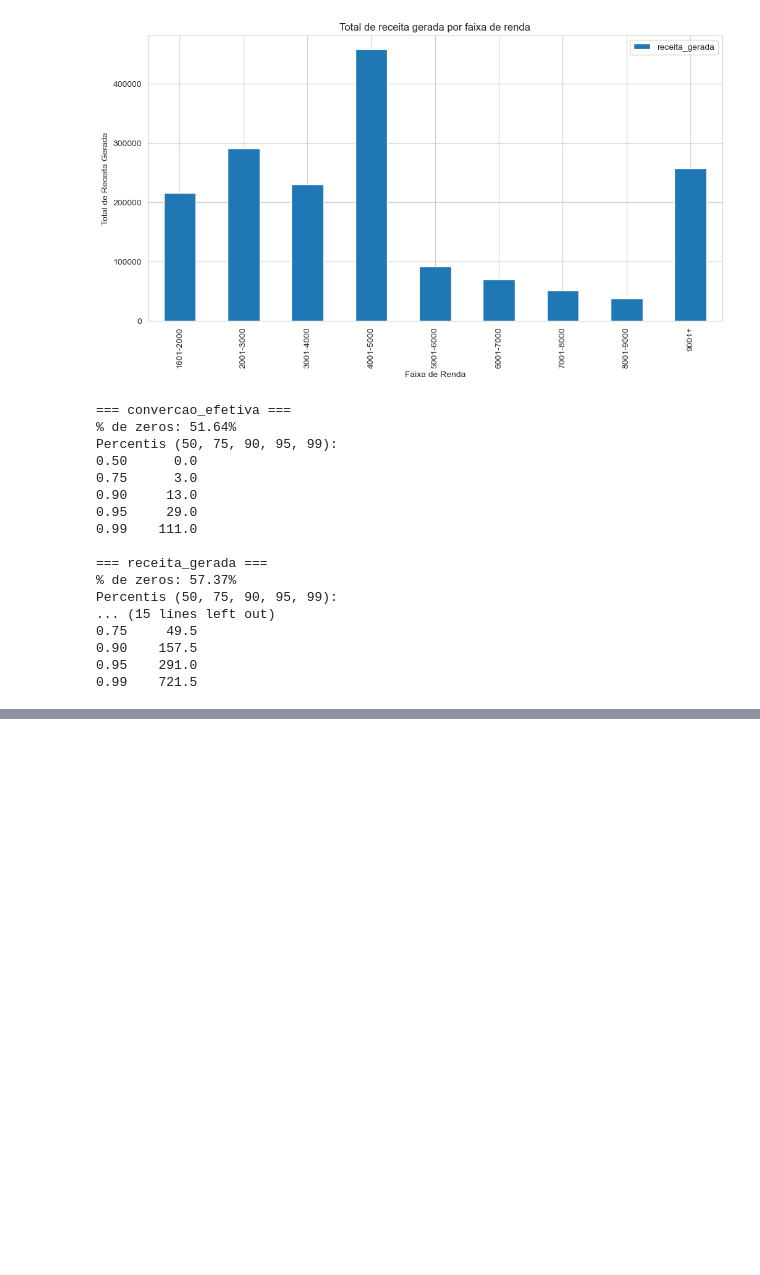
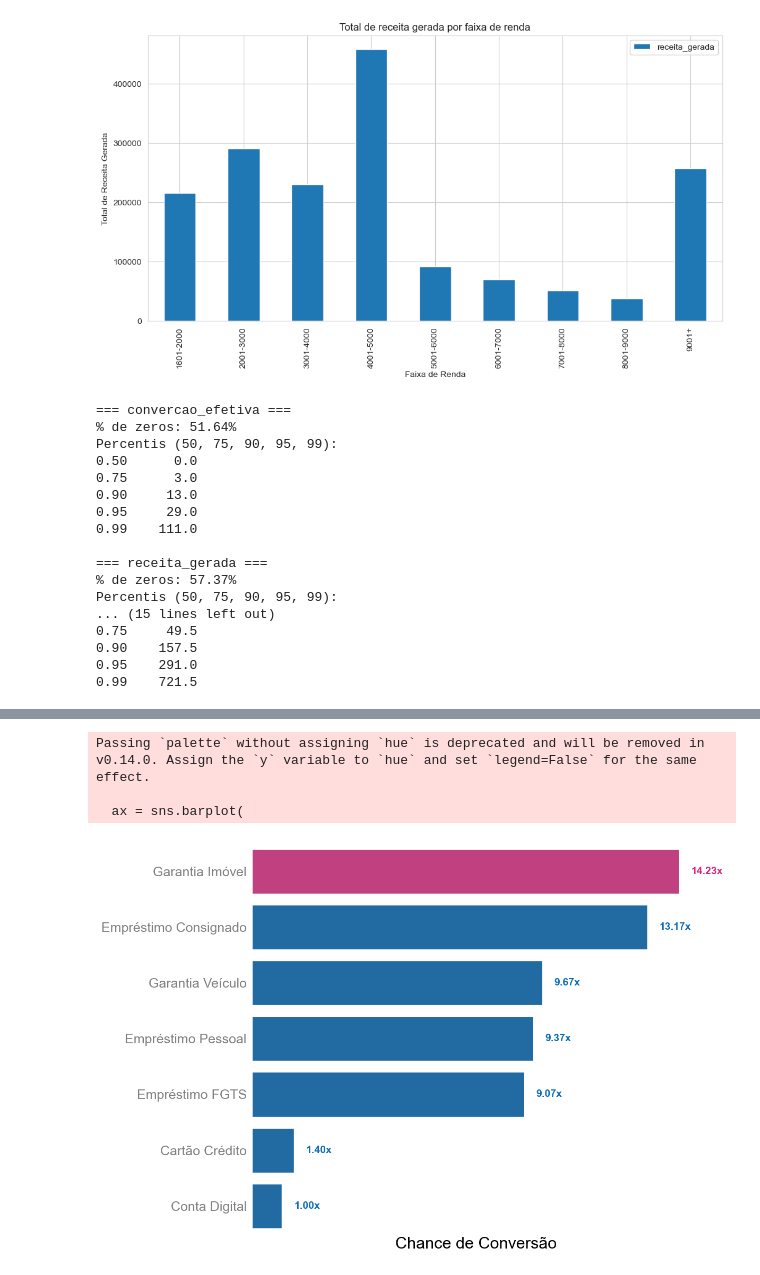
Before and after one commit to eduardozanutti/serasa-credito-analytics-case, a Jupyter notebook: notebooks/01_eda_exploratorio.ipynb, the cells around one changed output, grey strips where cells are left out. Saved outputs shown, nothing was run; the diff lists cells and outputs as text; code cells hidden in the pictures; blank space fills up the shorter version.

```diff
--- a/notebooks/01_eda_exploratorio.ipynb
+++ b/notebooks/01_eda_exploratorio.ipynb
@@ -725,0 +1099,68 @@ Percentis (50, 75, 90, 95, 99):
+# %%
+import matplotlib.pyplot as plt
+import seaborn as sns
+import pandas as pd
+
+# Dados
+data = {
+    'Produto': [
+        'Conta Digital', 'Cartão Crédito', 'Empréstimo Pessoal',
+        'Empréstimo FGTS', 'Garantia Veículo',
+        'Empréstimo Consignado', 'Garantia Imóvel'
+    ],
+    'Odds_Ratio': [1.00, 1.40, 9.37, 9.07, 9.67, 13.17, 14.23]
+}
+
+df_plot = pd.DataFrame(data).sort_values('Odds_Ratio')
+df_plot = df_plot.sort_values('Odds_Ratio', ascending=False).reset_index(drop=True)
+
+# Criar cores personalizadas
+colors = ['#0D6DB7'] * len(df_plot)
+# Encontrar índice do home-equity e mudar sua cor
+home_idx = df_plot[df_plot['Produto'] == 'Garantia Imóvel'].index[0]
+colors[home_idx] = '#D72A7F'
+
+# Gráfico
+plt.figure(figsize=(12, 8))
+
+ax = sns.barplot(
+    data=df_plot,
+    x='Odds_Ratio',
+    y='Produto',
+    palette=colors
+)
+
+# Título e labels
+#plt.title('Impacto do Tipo de Crédito na Chance de Conversão\n'
+#          '(Odds Ratio em relação ao digital-account)',
+#          fontsize=15, pad=25, fontweight='bold')
+
+plt.xlabel('Chance de Conversão', fontsize=22,color='black')
+plt.ylabel('', fontsize=1,color='white')
+
+# Adicionar valores nas barras (cor azul para todos, rosa para home-equity)
+for i, v in enumerate(df_plot['Odds_Ratio']):
+    if i == home_idx:
+        ax.text(v + 0.4, i, f'{v:.2f}x',
+                va='center', fontsize=14, fontweight='bold', color='#D72A7F')
+    else:
+        ax.text(v + 0.4, i, f'{v:.2f}x',
+            va='center', fontsize=14, fontweight='bold', color='#0D6DB7')
+# aumentar os nomes no eixo y
+ax.set_yticklabels(df_plot['Produto'], fontsize=18,color='gray')
+#ocultar os ticks do eixo x
+ax.tick_params(axis='x', which='both', bottom=False, top=False, labelbottom=False)
+# Personalizações visuais
+ax.grid(False)
+#ax.grid(axis='x', alpha=0.3, linestyle='--')
+#remover quadrado da imagem
+ax.set_frame_on(False)
+sns.despine(left=True, bottom=False)
+plt.tight_layout()
+
+plt.show()
+# %% [output]
+Passing `palette` without assigning `hue` is deprecated and will be removed in v0.14.0. Assign the `y` variable to `hue` and set `legend=False` for the same effect.
+
+  ax = sns.barplot(
+[figure, added]
```
Also changed, not shown: parts of 31 cells of this notebook, 13 other files.
